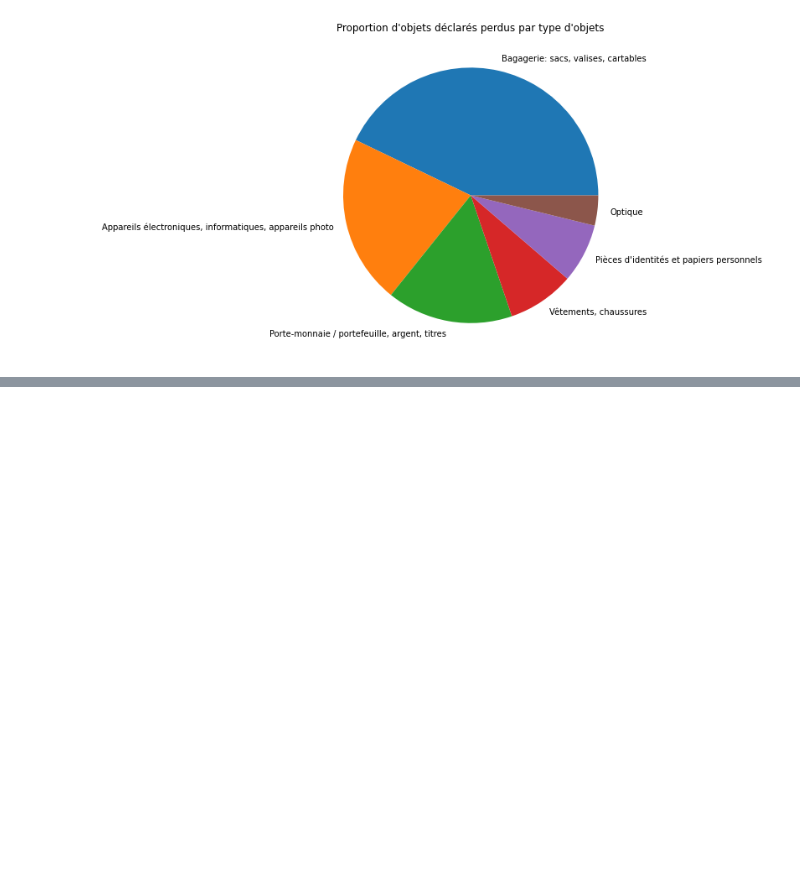
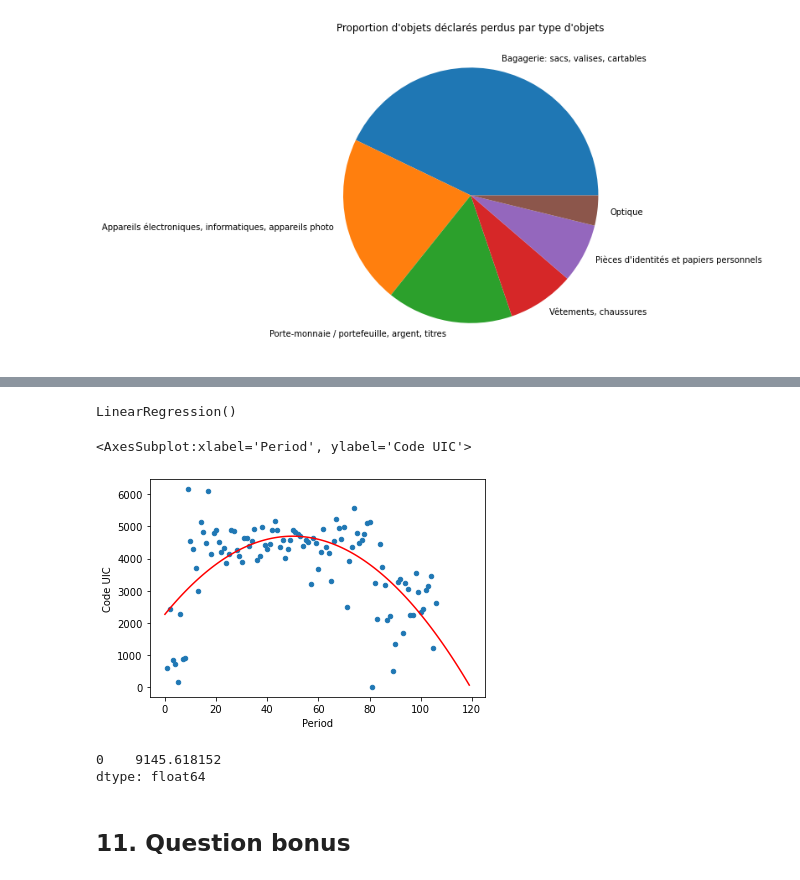
Before and after one commit to bertrandcoder/AMSE_21-22, a Jupyter notebook: Bigdata3/Projet_SNCF.ipynb, the cells around one changed output, grey strips where cells are left out. Cells and saved outputs as stored; diff of their text form; code cells hidden in the pictures; blank space fills up the shorter version.

```diff
--- a/Bigdata3/Projet_SNCF.ipynb
+++ b/Bigdata3/Projet_SNCF.ipynb
@@ -340,0 +357,10 @@ plt.legend(["Bagagerie: sacs, valises, cartables", "Appareils électroniques, in
+# %%
+from sklearn.preprocessing import PolynomialFeatures
+from sklearn.linear_model import LinearRegression
+
+# Objects peredus par gares et par mois
+DP_gares_per_Year_Month_3=db_declares_perdus.groupby(by=["Year","Month"])["Code UIC"].count()
+DP_gares_per_Year_Month_3=DP_gares_per_Year_Month_3.to_frame()
+
+## on tranforme les index en deux colonnes (year et months) afin d'obtenir un dataFrame manipulable
+DP_gares_per_Year_Month_3.reset_index()
@@ -340,0 +381,36 @@ plt.legend(["Bagagerie: sacs, valises, cartables", "Appareils électroniques, in
+# %%
+import numpy as np
+
+## on cree une colone
+DP_gares_per_Year_Month_3['Period'] = np.arange(1, len(DP_gares_per_Year_Month_3)+1)
+
+DP_gares_per_Year_Month_3=DP_gares_per_Year_Month_3.reset_index()
+# %%
+# polynôme de second dégré
+poly = PolynomialFeatures(degree=2)
+X = poly.fit_transform(DP_gares_per_Year_Month_3[["Period"]])
+# %%
+# creation de la variable de regression
+regr = LinearRegression()
+regr.fit(X, DP_gares_per_Year_Month_3["Code UIC"])
+# %% [output]
+LinearRegression()
+# %%
+#
+predictions = regr.predict(
+    poly.fit_transform([[Period] for Period in range(120)])
+)
+
+ax = DP_gares_per_Year_Month_3.plot(kind="scatter", x="Period", y="Code UIC")
+pd.Series(predictions).plot(ax=ax, color="red")
+# %% [output]
+<AxesSubplot:xlabel='Period', ylabel='Code UIC'>
+[figure, added]
+# %%
+## prédiction de du nombre d'objects perdus pour l'année 2022
+pd.Series(predictions).to_frame().tail(12).sum()
+# %% [output]
+0    9145.618152
+dtype: float64
+# %% [markdown]
+## 11. Question bonus
```
Also changed, not shown: parts of 22 cells of this notebook.
